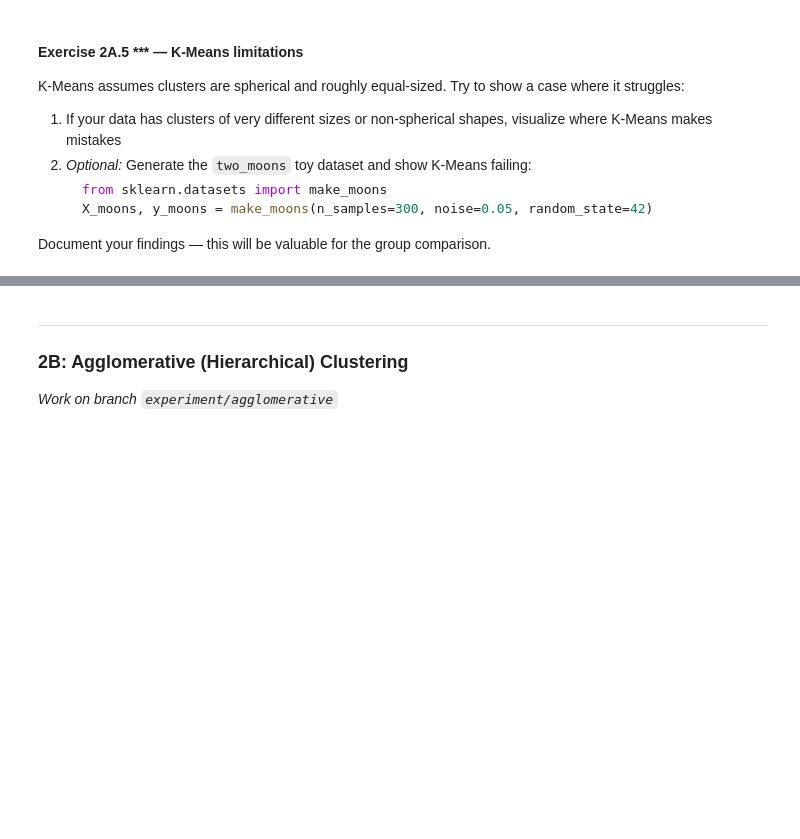
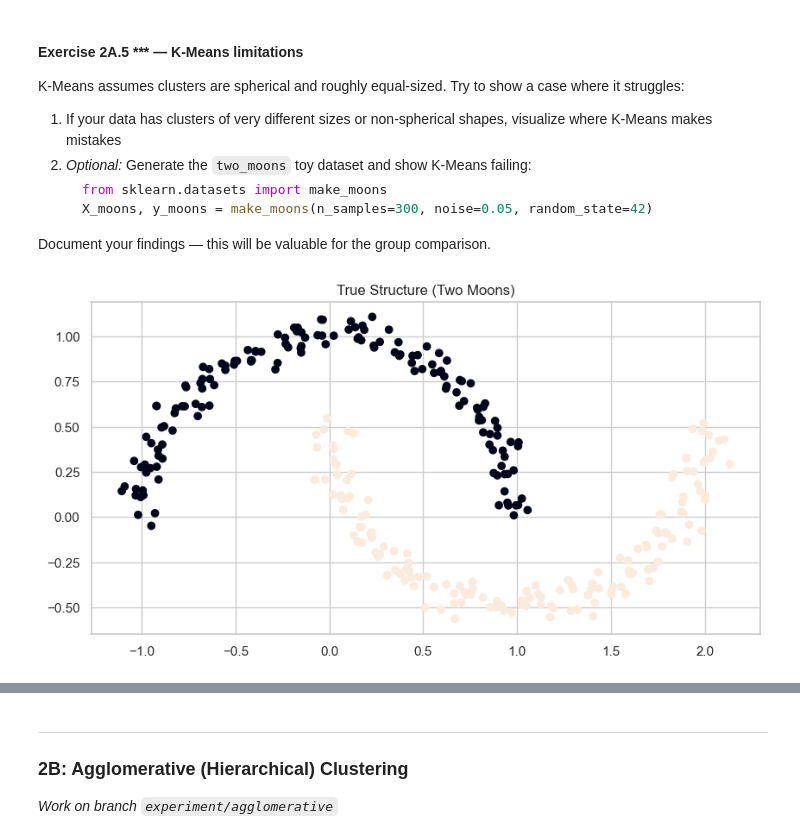
Before and after one commit to Phinil/Workshop-UML, a Jupyter notebook: unsupervised_ml_workshop.ipynb, the cells around one changed output, grey strips where cells are left out. Cells and saved outputs as stored; diff of their text form; code cells hidden in the pictures; blank space fills up the shorter version.

```diff
--- a/unsupervised_ml_workshop.ipynb
+++ b/unsupervised_ml_workshop.ipynb
@@ -337,0 +429,12 @@ Document your findings — this will be valuable for the group comparison.
+# %%
+# Your code here
+from sklearn.datasets import make_moons
+import matplotlib.pyplot as plt
+
+X_moons, y_moons = make_moons(n_samples=300, noise=0.05, random_state=42)
+# %%
+plt.scatter(X_moons[:,0], X_moons[:,1], c=y_moons)
+plt.title("True Structure (Two Moons)")
+plt.show()
+# %% [output]
+[figure, added]
```
Also changed, not shown: parts of 16 cells of this notebook.
